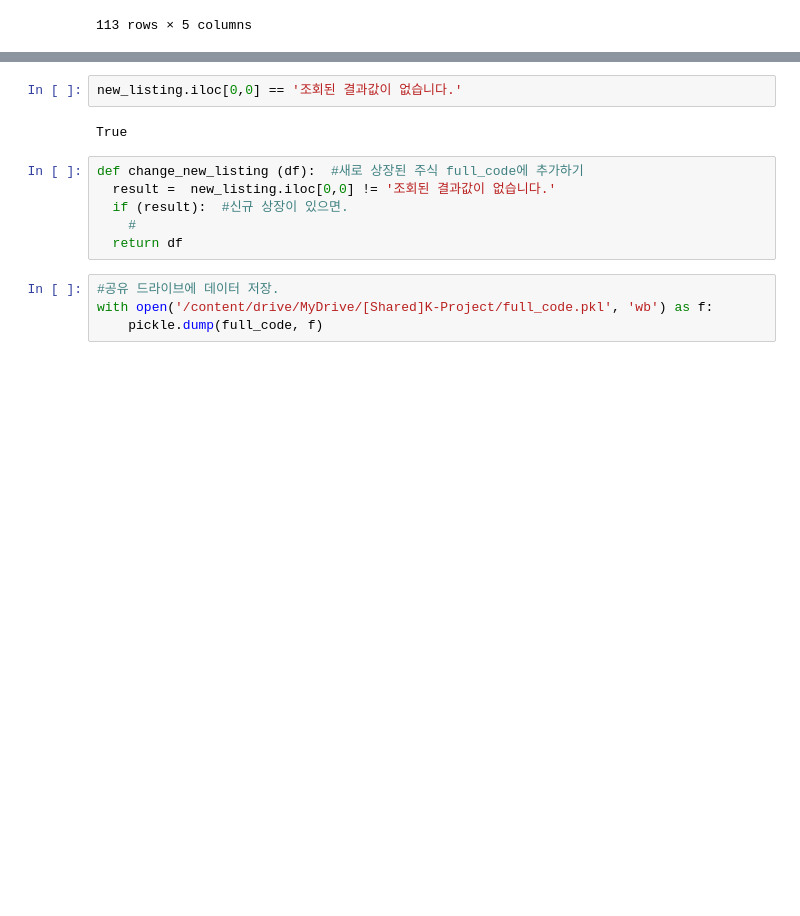
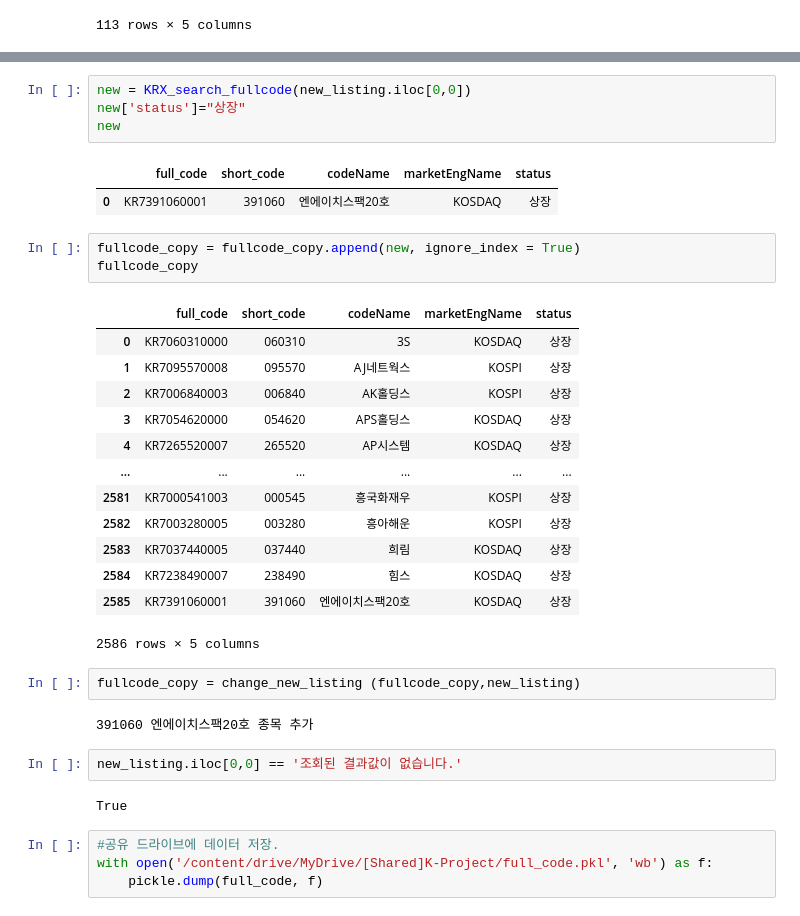
Before and after one commit to baeksumin/k-project, a Jupyter notebook: KRX_data.ipynb, the cells around one changed output, grey strips where cells are left out. Drawn from its saved outputs; the diff is of its cells as text; blank space fills up the shorter version.

```diff
--- a/KRX_data.ipynb
+++ b/KRX_data.ipynb
@@ -294,13 +358,35 @@ new_listing
+# %%
+new = KRX_search_fullcode(new_listing.iloc[0,0])
+new['status']="상장"
+new
+# %% [output]
+|  | full_code | short_code | codeName | marketEngName | status |
+| 0 | KR7391060001 | 391060 | 엔에이치스팩20호 | KOSDAQ | 상장 |
+# %%
+fullcode_copy = fullcode_copy.append(new, ignore_index = True)
+fullcode_copy
+# %% [output]
+|  | full_code | short_code | codeName | marketEngName | status |
+| 0 | KR7060310000 | 060310 | 3S | KOSDAQ | 상장 |
+| 1 | KR7095570008 | 095570 | AJ네트웍스 | KOSPI | 상장 |
+| 2 | KR7006840003 | 006840 | AK홀딩스 | KOSPI | 상장 |
+| 3 | KR7054620000 | 054620 | APS홀딩스 | KOSDAQ | 상장 |
+| 4 | KR7265520007 | 265520 | AP시스템 | KOSDAQ | 상장 |
+| ... | ... | ... | ... | ... | ... |
+| 2581 | KR7000541003 | 000545 | 흥국화재우 | KOSPI | 상장 |
+| 2582 | KR7003280005 | 003280 | 흥아해운 | KOSPI | 상장 |
+| 2583 | KR7037440005 | 037440 | 희림 | KOSDAQ | 상장 |
+| 2584 | KR7238490007 | 238490 | 힘스 | KOSDAQ | 상장 |
+| 2585 | KR7391060001 | 391060 | 엔에이치스팩20호 | KOSDAQ | 상장 |
+2586 rows × 5 columns
+# %%
+fullcode_copy = change_new_listing (fullcode_copy,new_listing)
+# %% [output]
+391060 엔에이치스팩20호 종목 추가
 # %%
 new_listing.iloc[0,0] == '조회된 결과값이 없습니다.'
 # %% [output]
 True
-# %%
-def change_new_listing (df):  #새로 상장된 주식 full_code에 추가하기
-  result =  new_listing.iloc[0,0] != '조회된 결과값이 없습니다.'
-  if (result):  #신규 상장이 있으면.
-    #
-  return df
 # %%
 #공유 드라이브에 데이터 저장.
 with open('/content/drive/MyDrive/[Shared]K-Project/full_code.pkl', 'wb') as f:
```
Also changed, not shown: parts of 15 cells of this notebook.
